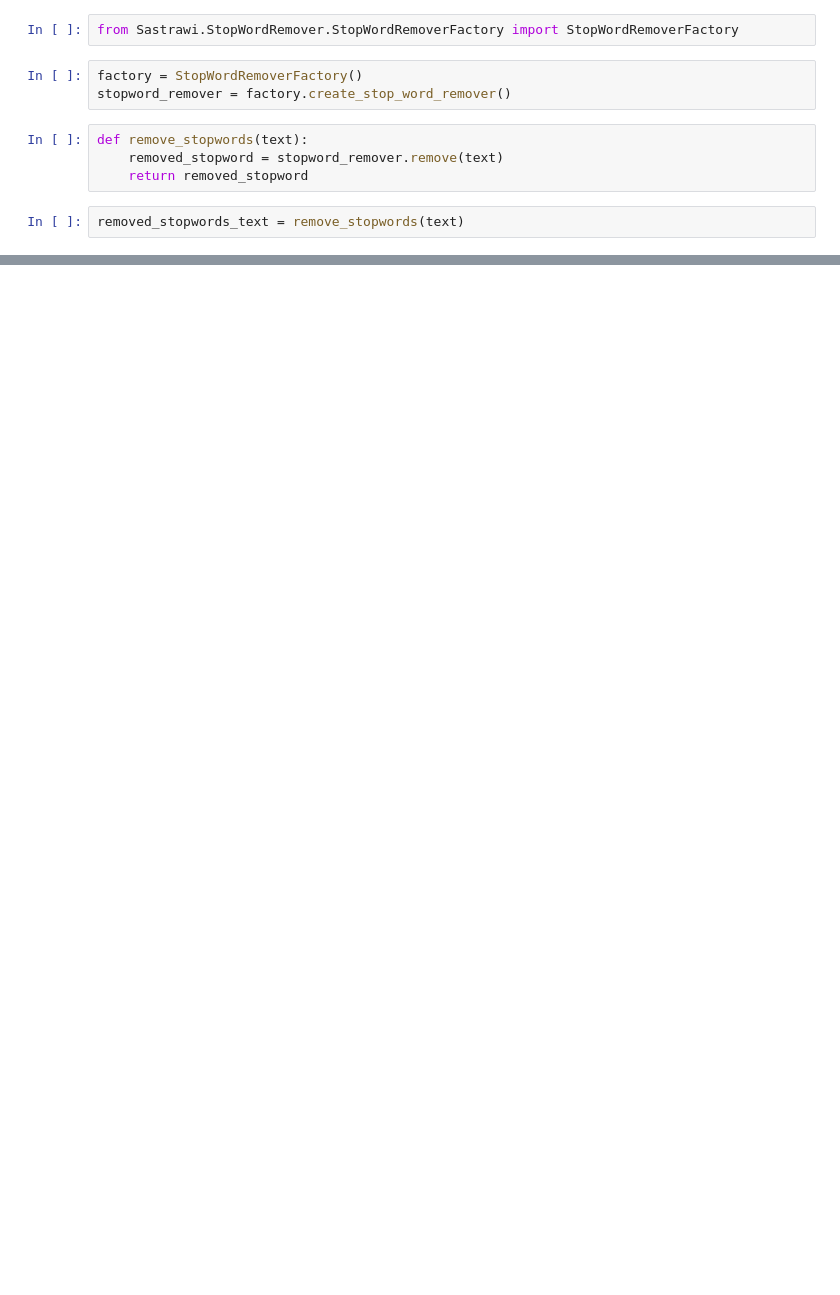
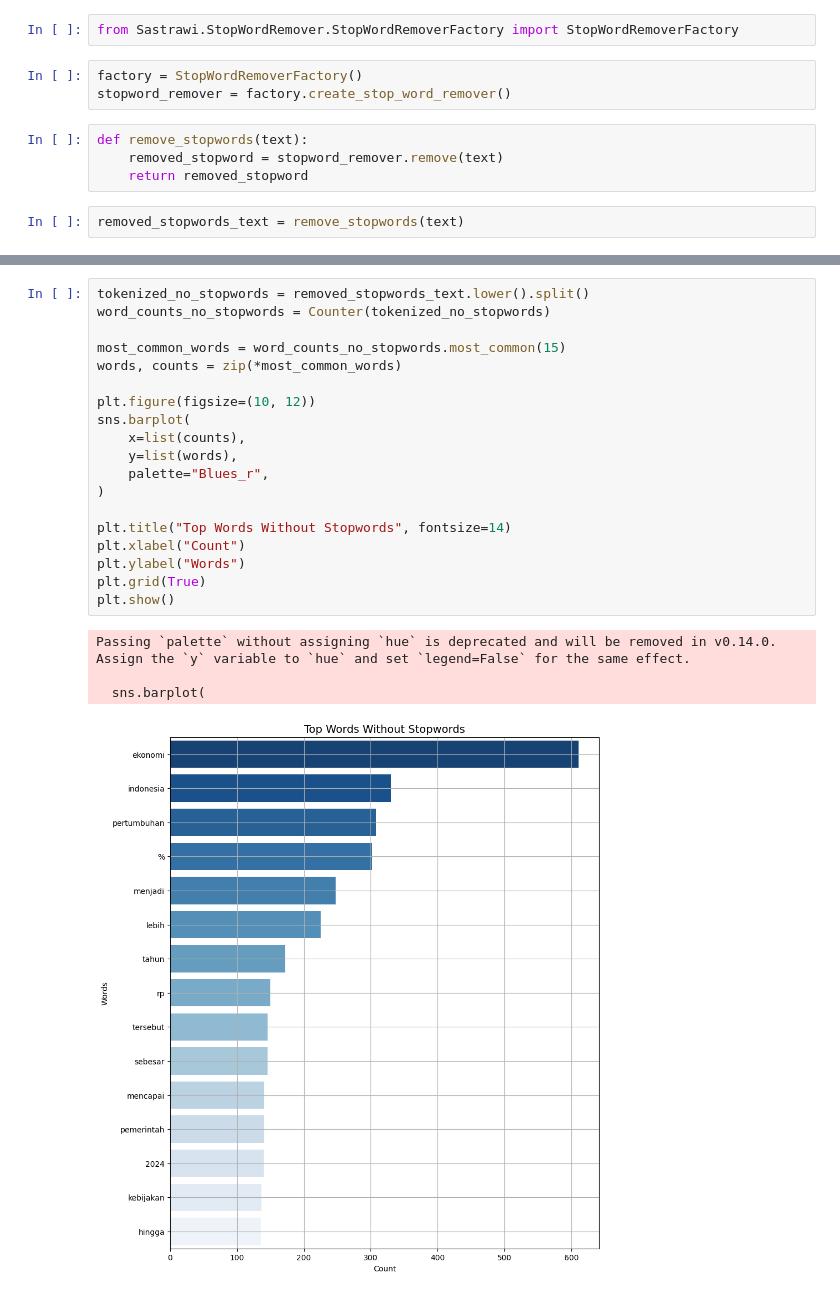
Before and after one commit to dhiiil/FinanceNewsNER, a Jupyter notebook: src/visualization.ipynb, the cells around one changed output, grey strips where cells are left out. Cells and saved outputs as stored; diff of their text form; blank space fills up the shorter version.

```diff
--- a/src/visualization.ipynb
+++ b/src/visualization.ipynb
@@ -37,0 +55,24 @@ plt.show()
+# %%
+tokenized_no_stopwords = removed_stopwords_text.lower().split()
+word_counts_no_stopwords = Counter(tokenized_no_stopwords)
+
+most_common_words = word_counts_no_stopwords.most_common(15)
+words, counts = zip(*most_common_words)
+
+plt.figure(figsize=(10, 12))
+sns.barplot(
+    x=list(counts),
+    y=list(words),
+    palette="Blues_r",
+)
+
+plt.title("Top Words Without Stopwords", fontsize=14)
+plt.xlabel("Count")
+plt.ylabel("Words")
+plt.grid(True)
+plt.show()
+# %% [output]
+Passing `palette` without assigning `hue` is deprecated and will be removed in v0.14.0. Assign the `y` variable to `hue` and set `legend=False` for the same effect.
+
+  sns.barplot(
+[figure, added]
```
Also changed, not shown: parts of 4 cells of this notebook, 7 other files.
